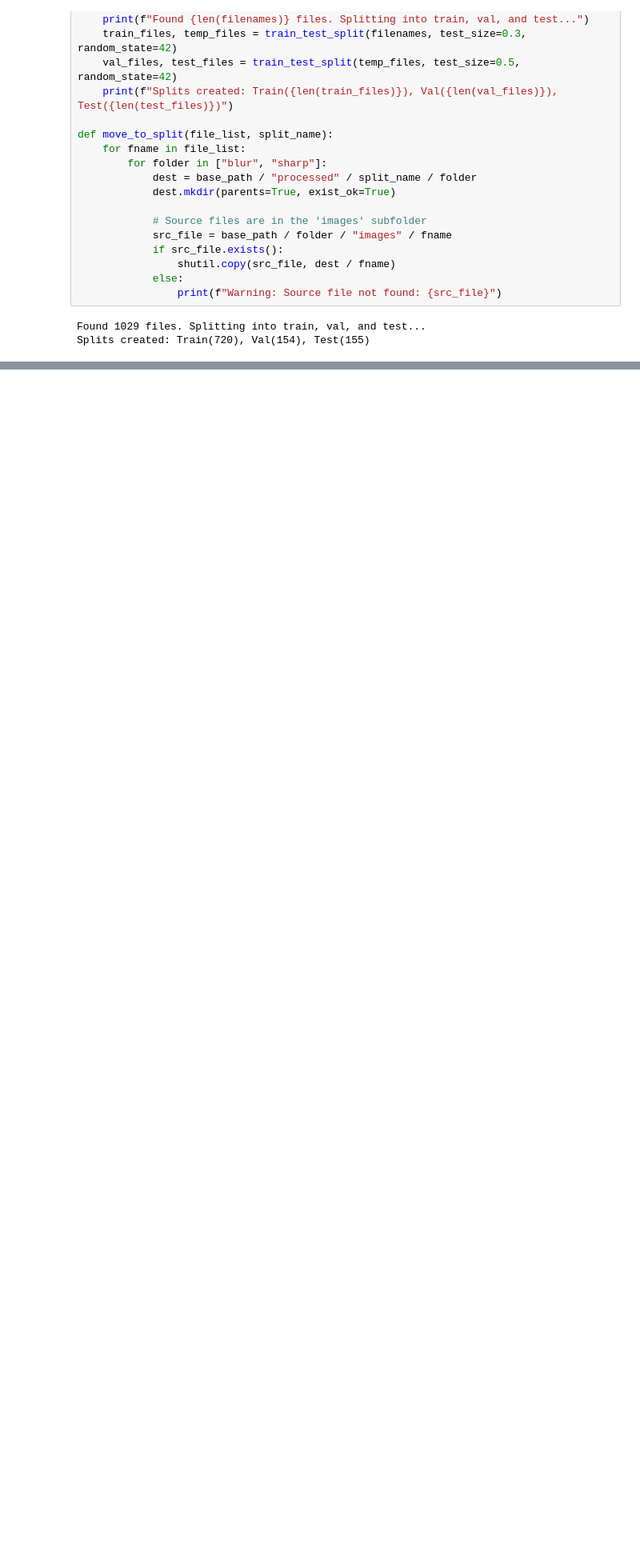
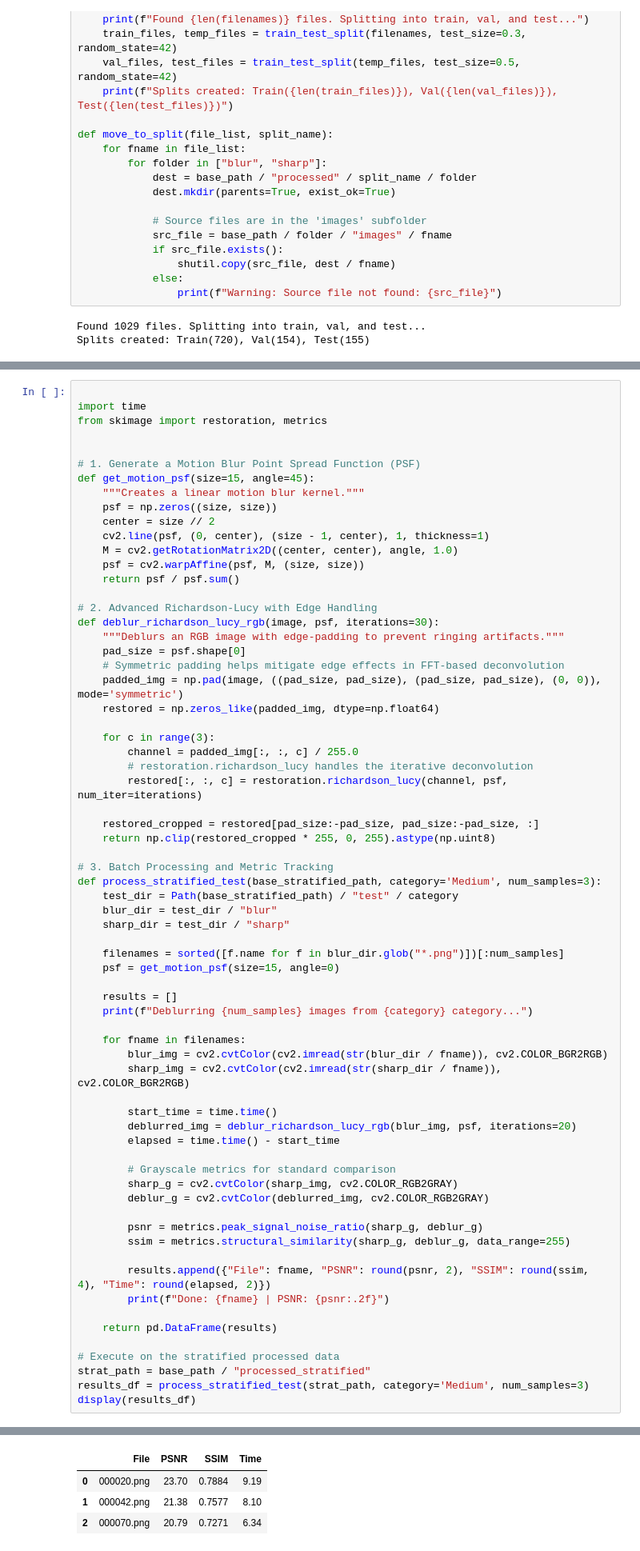
Before and after one commit to shetty-23/Computer-vision---Assignment-1, a Jupyter notebook: Assignment_1_Computer_vision.ipynb, the cells around one changed output, grey strips where cells are left out. Shown at 80% size. Saved outputs shown, nothing was run; the diff lists cells and outputs as text; blank space fills up the shorter version.

```diff
--- a/Assignment_1_Computer_vision.ipynb
+++ b/Assignment_1_Computer_vision.ipynb
@@ -40,0 +130,69 @@ Splits created: Train(720), Val(154), Test(155)
+# %%
+
+import time
+from skimage import restoration, metrics
+
+
+# 1. Generate a Motion Blur Point Spread Function (PSF)
+def get_motion_psf(size=15, angle=45):
+    """Creates a linear motion blur kernel."""
+    psf = np.zeros((size, size))
+    center = size // 2
+    cv2.line(psf, (0, center), (size - 1, center), 1, thickness=1)
+    M = cv2.getRotationMatrix2D((center, center), angle, 1.0)
+    psf = cv2.warpAffine(psf, M, (size, size))
+    return psf / psf.sum()
+
+# 2. Advanced Richardson-Lucy with Edge Handling
+def deblur_richardson_lucy_rgb(image, psf, iterations=30):
+    """Deblurs an RGB image with edge-padding to prevent ringing artifacts."""
+    pad_size = psf.shape[0]
+    # Symmetric padding helps mitigate edge effects in FFT-based deconvolution
+    padded_img = np.pad(image, ((pad_size, pad_size), (pad_size, pad_size), (0, 0)), mode='symmetric')
+    restored = np.zeros_like(padded_img, dtype=np.float64)
+
+    for c in range(3):
+        channel = padded_img[:, :, c] / 255.0
+        # restoration.richardson_lucy handles the iterative deconvolution
+        restored[:, :, c] = restoration.richardson_lucy(channel, psf, num_iter=iterations)
+
+    restored_cropped = restored[pad_size:-pad_size, pad_size:-pad_size, :]
+    return np.clip(restored_cropped * 255, 0, 255).astype(np.uint8)
+
+# 3. Batch Processing and Metric Tracking
+def process_stratified_test(base_stratified_path, category='Medium', num_samples=3):
+    test_dir = Path(base_stratified_path) / "test" / category
+    blur_dir = test_dir / "blur"
+    sharp_dir = test_dir / "sharp"
+
+    filenames = sorted([f.name for f in blur_dir.glob("*.png")])[:num_samples]
+    psf = get_motion_psf(size=15, angle=0)
+
+    results = []
+    print(f"Deblurring {num_samples} images from {category} category...")
+
+    for fname in filenames:
+        blur_img = cv2.cvtColor(cv2.imread(str(blur_dir / fname)), cv2.COLOR_BGR2RGB)
+        sharp_img = cv2.cvtColor(cv2.imread(str(sharp_dir / fname)), cv2.COLOR_BGR2RGB)
+
+        start_time = time.time()
+        deblurred_img = deblur_richardson_lucy_rgb(blur_img, psf, iterations=20)
+        elapsed = time.time() - start_time
+
+        # Grayscale metrics for standard comparison
+        sharp_g = cv2.cvtColor(sharp_img, cv2.COLOR_RGB2GRAY)
+        deblur_g = cv2.cvtColor(deblurred_img, cv2.COLOR_RGB2GRAY)
+
+        psnr = metrics.peak_signal_noise_ratio(sharp_g, deblur_g)
+        ssim = metrics.structural_similarity(sharp_g, deblur_g, data_range=255)
+
+        results.append({"File": fname, "PSNR": round(psnr, 2), "SSIM": round(ssim, 4), "Time": round(elapsed, 2)})
+        print(f"Done: {fname} | PSNR: {psnr:.2f}")
+
+    return pd.DataFrame(results)
+
+# Execute on the stratified processed data
+strat_path = base_path / "processed_stratified"
+results_df = process_stratified_test(strat_path, category='Medium', num_samples=3)
+display(results_df)
+# %% [output]
@@ -40,0 +203,4 @@ Splits created: Train(720), Val(154), Test(155)
+|  | File | PSNR | SSIM | Time |
+| 0 | 000020.png | 23.70 | 0.7884 | 9.19 |
+| 1 | 000042.png | 21.38 | 0.7577 | 8.10 |
+| 2 | 000070.png | 20.79 | 0.7271 | 6.34 |
```
Also changed, not shown: parts of 6 cells of this notebook.
